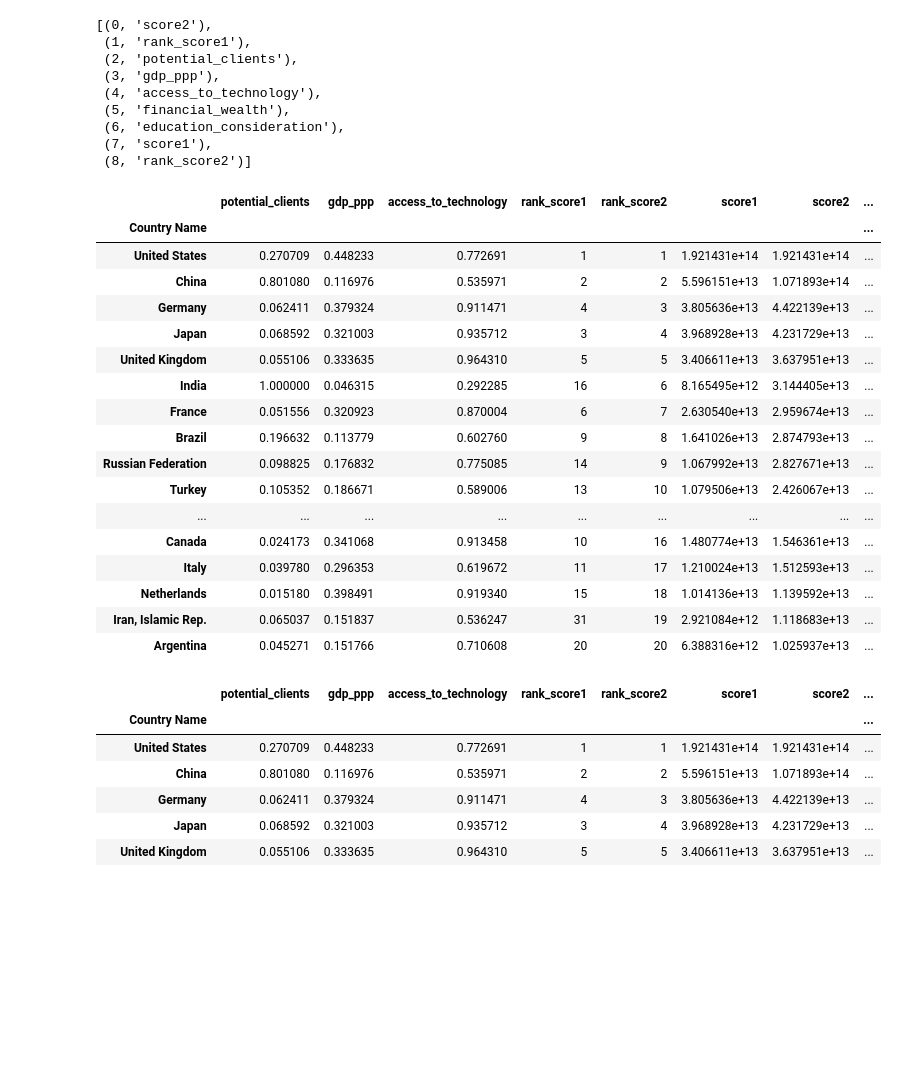
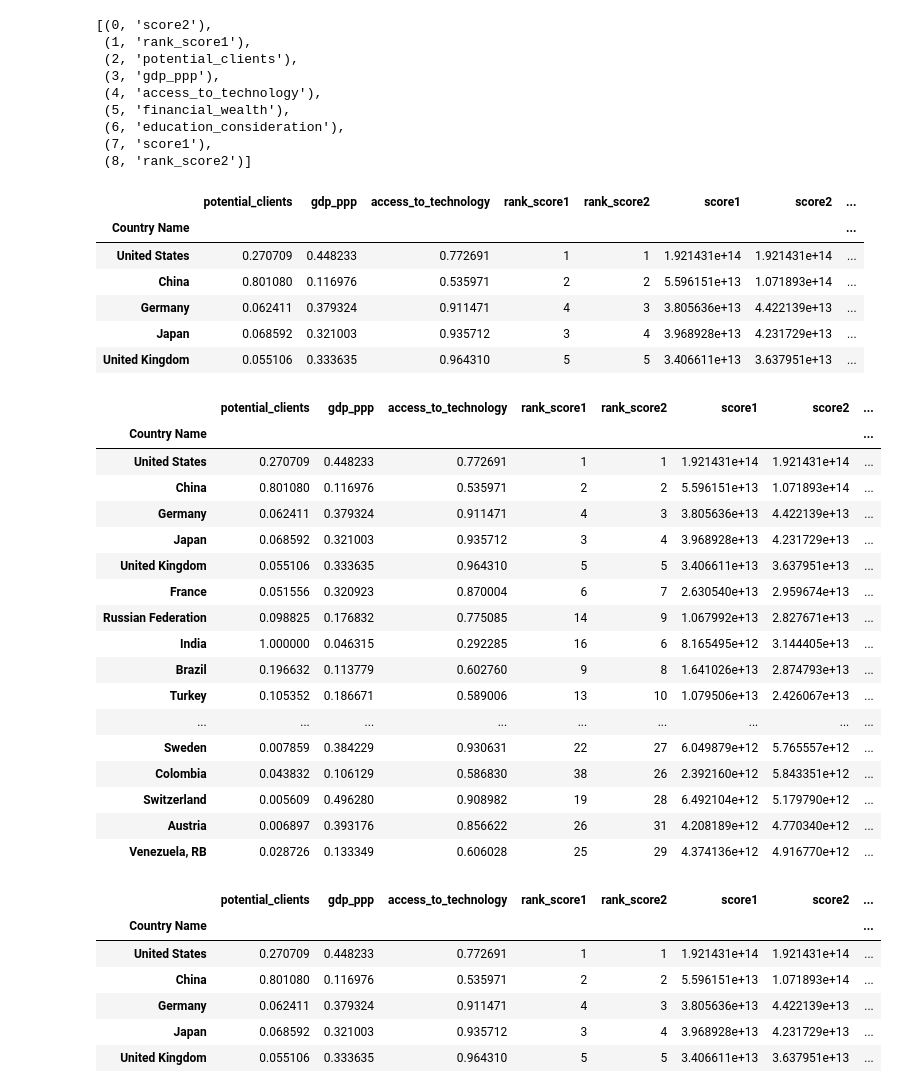
Before and after one commit to JulienfLeBoucher/OC_Edtech, a Jupyter notebook: LE-BOUCHER_Julien_1_notebook_122022.ipynb, the cells around one changed output. Drawn from its saved outputs; the diff is of its cells as text; code cells hidden in the pictures; blank space fills up the shorter version.

Commit message:
Cleaned and improved the "towards a score" section.  Improved scoring. Did a huge part of the prospective analysis.

```diff
--- a/LE-BOUCHER_Julien_1_notebook_122022.ipynb
+++ b/LE-BOUCHER_Julien_1_notebook_122022.ipynb
@@ -898,7 +898,7 @@ print(variables)
 # There is a '-' before the Name indicator, so I remove it.
 # and I also remove \n characters due to the text format to ensure
 # matches.
-with open('relevant_indicators.txt') as fin:
+with open('./relevant_indicators.txt') as fin:
     indicators = [indicator.strip(' -\n') for indicator in fin]
 
 dfs = []
@@ -981,7 +981,7 @@ rdata.to_csv('rdata-2000-2016.csv')
 # %%
 rdata = pd.read_csv('rdata-2000-2016.csv')
 
-with open('relevant_indicators.txt') as fin:
+with open('./relevant_indicators.txt') as fin:
     indicators = [indicator.strip(' -\n') for indicator in fin]
 
 # lets create sub-dataframes by indicators.
@@ -1305,7 +1305,7 @@ rdata = rdata.loc[rdata['Country Name'].isin(country_names)]
 variables = ['Country Name', 'Indicator Name']
 variables.extend(str(n) for n in range(2000, 2016+1))
 
-with open('relevant_indicators.txt') as fin:
+with open('./relevant_indicators.txt') as fin:
     indicators = [indicator.strip(' -\n') for indicator in fin]
 
 # lets create sub-dataframes by indicators with no-NaN-rows.
@@ -2187,41 +2292,58 @@ list(enumerate(synth_score2.columns))
 # %%
 # Creating 'dfn' with 3 interesting columns scaled from 0 to 1
 cols_num = [2, 3, 4]
 cols = [synth_score2.columns[n] for n in cols_num]
 dfs = [synth_score2.loc[:, col] for col in cols]
 df = pd.concat(dfs, axis=1)
 # scaling between 0 and 1 for each columns.
 # Indeed, max() and min() default to axis='index'.
 dfn = (df-df.min()) / (df.max()-df.min())
 # Adding previous relevant info
 cols_num = [1, 8, 7, 0]
 cols = [synth_score2.columns[n] for n in cols_num]
 dfs = [dfn]
+dfs2 = [df]
 for col in cols:
     dfs.append(synth_score2.loc[:, col])
-df = pd.concat(dfs, axis=1)
+    dfs2.append(synth_score2.loc[:, col])
+dfn = pd.concat(dfs, axis=1)
+df = pd.concat(dfs2, axis=1)
 # Creating a score similar to score 2 but after scaling.
-df['score3'] = df.potential_clients * df.gdp_ppp * df.access_to_technology
-# For fun, computing mean without weights.
-df['score4'] = df.loc[:,'potential_clients':'access_to_technology'].mean(axis='columns')
-df.head(20)
+dfn['score3'] = dfn.potential_clients * dfn.gdp_ppp * dfn.access_to_technology
+# # For fun, computing mean without weights.
+# df['score4'] = df.loc[:,'potential_clients':'access_to_technology'].mean(axis='columns')
+# df.head(20)
+dfn.head()
 # %% [output]
 |  | potential_clients | gdp_ppp | access_to_technology | rank_score1 | rank_score2 | score1 | score2 | ... |
 | Country Name |  |  |  |  |  |  |  | ... |
 | United States | 0.270709 | 0.448233 | 0.772691 | 1 | 1 | 1.921431e+14 | 1.921431e+14 | ... |
 | China | 0.801080 | 0.116976 | 0.535971 | 2 | 2 | 5.596151e+13 | 1.071893e+14 | ... |
 | Germany | 0.062411 | 0.379324 | 0.911471 | 4 | 3 | 3.805636e+13 | 4.422139e+13 | ... |
 | Japan | 0.068592 | 0.321003 | 0.935712 | 3 | 4 | 3.968928e+13 | 4.231729e+13 | ... |
 | United Kingdom | 0.055106 | 0.333635 | 0.964310 | 5 | 5 | 3.406611e+13 | 3.637951e+13 | ... |
-| India | 1.000000 | 0.046315 | 0.292285 | 16 | 6 | 8.165495e+12 | 3.144405e+13 | ... |
-| France | 0.051556 | 0.320923 | 0.870004 | 6 | 7 | 2.630540e+13 | 2.959674e+13 | ... |
-| Brazil | 0.196632 | 0.113779 | 0.602760 | 9 | 8 | 1.641026e+13 | 2.874793e+13 | ... |
-| Russian Federation | 0.098825 | 0.176832 | 0.775085 | 14 | 9 | 1.067992e+13 | 2.827671e+13 | ... |
-| Turkey | 0.105352 | 0.186671 | 0.589006 | 13 | 10 | 1.079506e+13 | 2.426067e+13 | ... |
-| ... | ... | ... | ... | ... | ... | ... | ... | ... |
-| Canada | 0.024173 | 0.341068 | 0.913458 | 10 | 16 | 1.480774e+13 | 1.546361e+13 | ... |
-| Italy | 0.039780 | 0.296353 | 0.619672 | 11 | 17 | 1.210024e+13 | 1.512593e+13 | ... |
-| Netherlands | 0.015180 | 0.398491 | 0.919340 | 15 | 18 | 1.014136e+13 | 1.139592e+13 | ... |
-| Iran, Islamic Rep. | 0.065037 | 0.151837 | 0.536247 | 31 | 19 | 2.921084e+12 | 1.118683e+13 | ... |
-| Argentina | 0.045271 | 0.151766 | 0.710608 | 20 | 20 | 6.388316e+12 | 1.025937e+13 | ... |
+# %%
+dfn = dfn.sort_values('score3', ascending=False)
+dfn['rank_score3'] = list(range(1, len(df)+1))
+df['rank_score3'] = dfn['rank_score3']
+display(dfn.head(30))
+# %% [output]
+|  | potential_clients | gdp_ppp | access_to_technology | rank_score1 | rank_score2 | score1 | score2 | ... |
+| Country Name |  |  |  |  |  |  |  | ... |
+| United States | 0.270709 | 0.448233 | 0.772691 | 1 | 1 | 1.921431e+14 | 1.921431e+14 | ... |
+| China | 0.801080 | 0.116976 | 0.535971 | 2 | 2 | 5.596151e+13 | 1.071893e+14 | ... |
+| Germany | 0.062411 | 0.379324 | 0.911471 | 4 | 3 | 3.805636e+13 | 4.422139e+13 | ... |
+| Japan | 0.068592 | 0.321003 | 0.935712 | 3 | 4 | 3.968928e+13 | 4.231729e+13 | ... |
+| United Kingdom | 0.055106 | 0.333635 | 0.964310 | 5 | 5 | 3.406611e+13 | 3.637951e+13 | ... |
+| France | 0.051556 | 0.320923 | 0.870004 | 6 | 7 | 2.630540e+13 | 2.959674e+13 | ... |
+| Russian Federation | 0.098825 | 0.176832 | 0.775085 | 14 | 9 | 1.067992e+13 | 2.827671e+13 | ... |
+| India | 1.000000 | 0.046315 | 0.292285 | 16 | 6 | 8.165495e+12 | 3.144405e+13 | ... |
+| Brazil | 0.196632 | 0.113779 | 0.602760 | 9 | 8 | 1.641026e+13 | 2.874793e+13 | ... |
+| Turkey | 0.105352 | 0.186671 | 0.589006 | 13 | 10 | 1.079506e+13 | 2.426067e+13 | ... |
+| ... | ... | ... | ... | ... | ... | ... | ... | ... |
+| Sweden | 0.007859 | 0.384229 | 0.930631 | 22 | 27 | 6.049879e+12 | 5.765557e+12 | ... |
+| Colombia | 0.043832 | 0.106129 | 0.586830 | 38 | 26 | 2.392160e+12 | 5.843351e+12 | ... |
+| Switzerland | 0.005609 | 0.496280 | 0.908982 | 19 | 28 | 6.492104e+12 | 5.179790e+12 | ... |
+| Austria | 0.006897 | 0.393176 | 0.856622 | 26 | 31 | 4.208189e+12 | 4.770340e+12 | ... |
+| Venezuela, RB | 0.028726 | 0.133349 | 0.606028 | 25 | 29 | 4.374136e+12 | 4.916770e+12 | ... |
 # %%
```
Also changed, not shown: parts of 41 cells of this notebook, 2 other files.
